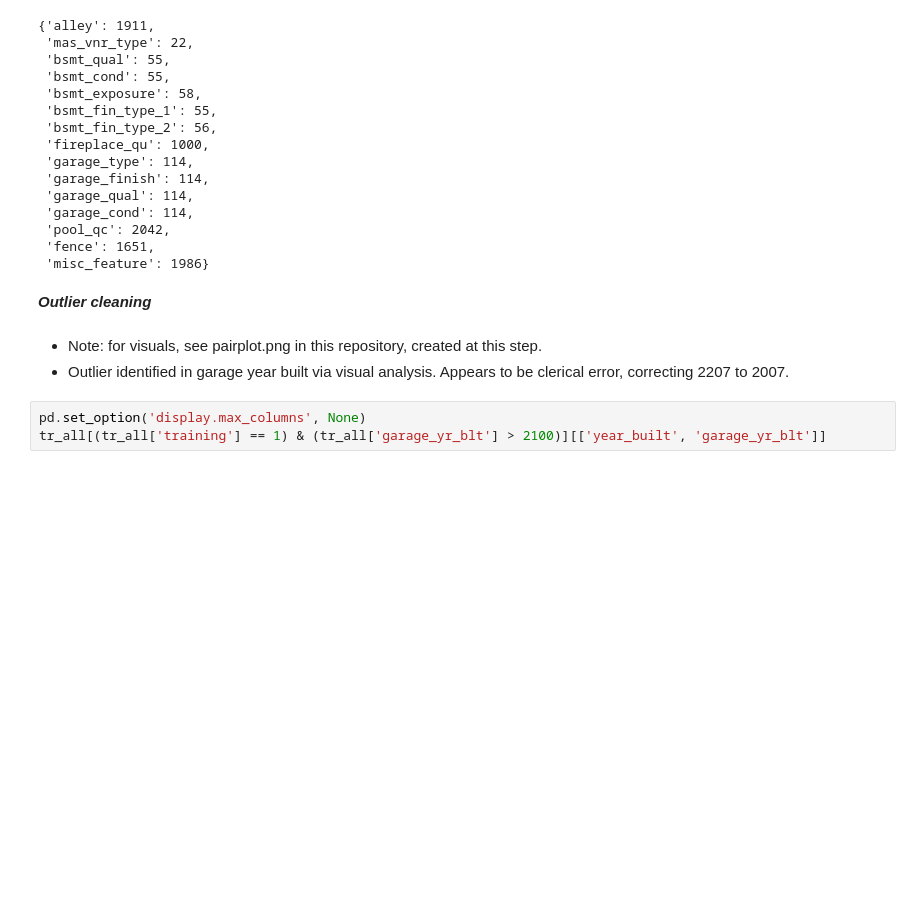
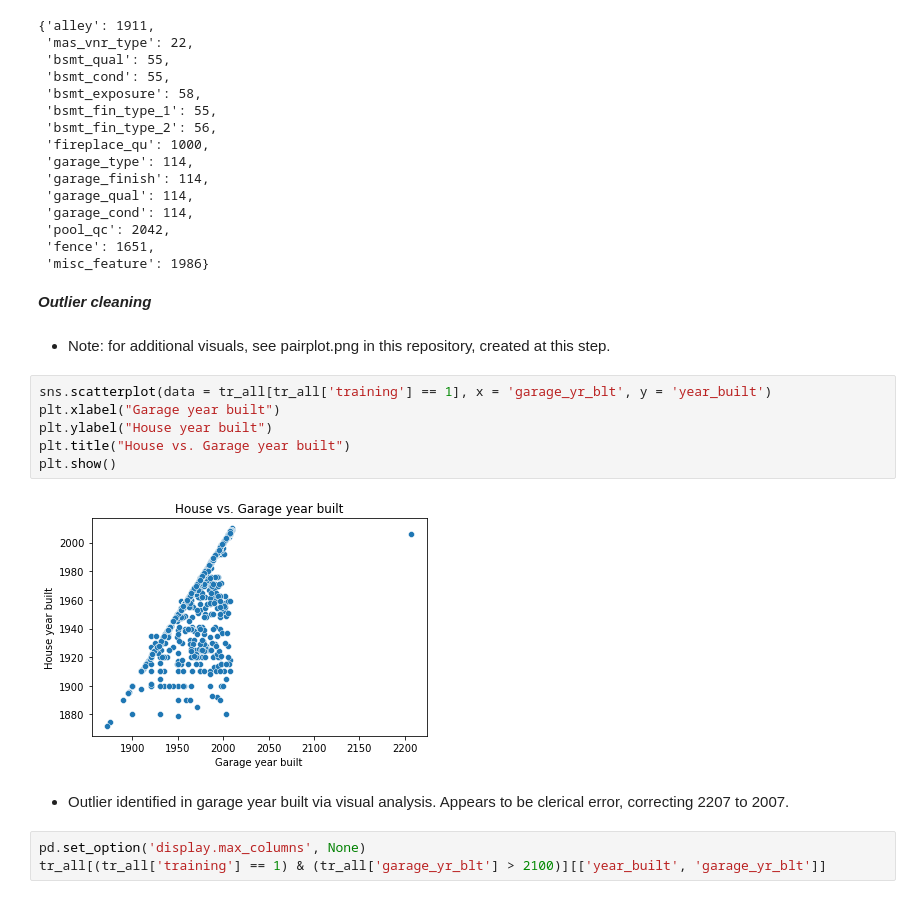
Before and after one commit to Avanyali/Ames_Housing_Flipping_Analysis, a Jupyter notebook: Step1_Project2_DataCleaningAndEDA.ipynb, the cells around one changed output. Drawn from its saved outputs; the diff is of its cells as text; blank space fills up the shorter version.

```diff
--- a/Step1_Project2_DataCleaningAndEDA.ipynb
+++ b/Step1_Project2_DataCleaningAndEDA.ipynb
@@ -121,8 +122,17 @@ tr_all['garage_yr_blt'] = pd.Series(garage_yr)
  'misc_feature': 1986}
 # %% [markdown]
 ***Outlier cleaning***
+# %% [markdown]
+- Note: for additional visuals, see pairplot.png in this repository, created at this step.
+# %%
+sns.scatterplot(data = tr_all[tr_all['training'] == 1], x = 'garage_yr_blt', y = 'year_built')
+plt.xlabel("Garage year built")
+plt.ylabel("House year built")
+plt.title("House vs. Garage year built")
+plt.show()
+# %% [output]
+[figure, added]
 # %% [markdown]
-- Note: for visuals, see pairplot.png in this repository, created at this step.
 - Outlier identified in garage year built via visual analysis. Appears to be clerical error, correcting 2207 to 2007.
 # %%
 pd.set_option('display.max_columns', None)
```
Also changed, not shown: parts of 4 cells of this notebook, 11 other files.
